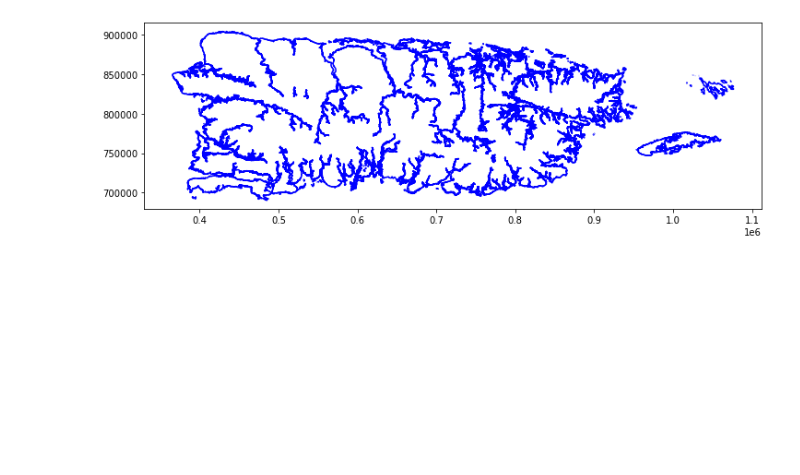
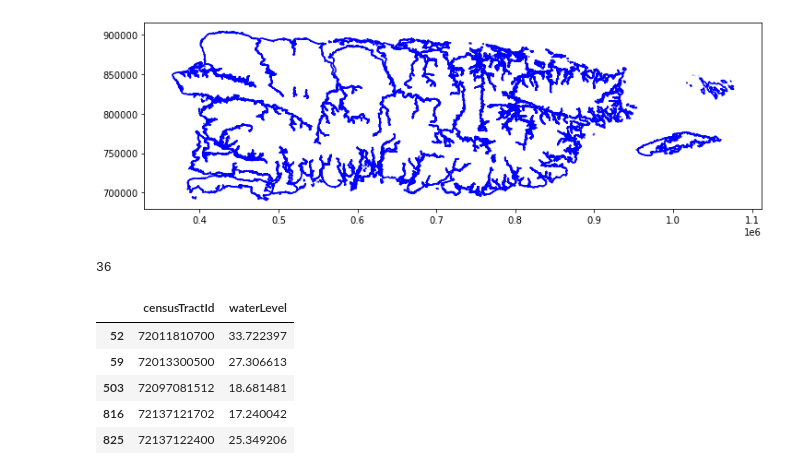
Before and after one commit to sonaliserro/w210-bluetarp, a Jupyter notebook: post-analysis/post_analysis.ipynb, the cells around one changed output. Drawn from its saved outputs; the diff is of its cells as text; code cells hidden in the pictures; blank space fills up the shorter version.

```diff
--- a/post-analysis/post_analysis.ipynb
+++ b/post-analysis/post_analysis.ipynb
@@ -74,7 +74,7 @@ tractid datatype: object
 # %%
 # Select subset of variables
 demoDf = demoDf[['censusid', 'tractid', 'tractname', 'county', 'state', 'total_population', 'below_poverty_rate', 'median_earnings_total',
-                 'unemployed_labor_rate', 'built_1979_or_earlier_rate', 'owner_occupied_rate']]
+                 'unemployed_labor_rate', 'bachelors_degree_rate','built_1979_or_earlier_rate', 'owner_occupied_rate']]
 # %% [markdown]
 ### Merge femaDf and demoDf
 # %%
@@ -234,3 +230,16 @@ floodZone.plot(figsize=(12,12), color='blue')
 # %% [output]
 <matplotlib.axes._subplots.AxesSubplot at 0x...>
 [figure]
+# %%
+len(df[df['waterLevel'] >120])
+# %% [output]
+36
+# %%
+waterLevelTractDf[waterLevelTractDf['waterLevel'] > 15]
+# %% [output]
+|  | censusTractId | waterLevel |
+| 52 | 72011810700 | 33.722397 |
+| 59 | 72013300500 | 27.306613 |
+| 503 | 72097081512 | 18.681481 |
+| 816 | 72137121702 | 17.240042 |
+| 825 | 72137122400 | 25.349206 |
```
Also changed, not shown: parts of 4 cells of this notebook, 1 other file.
